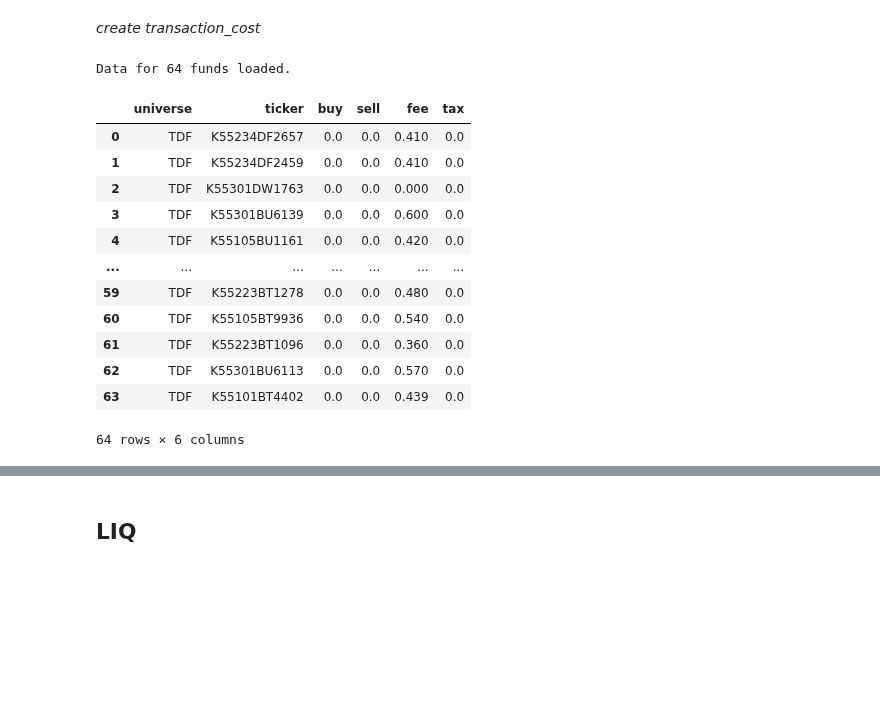
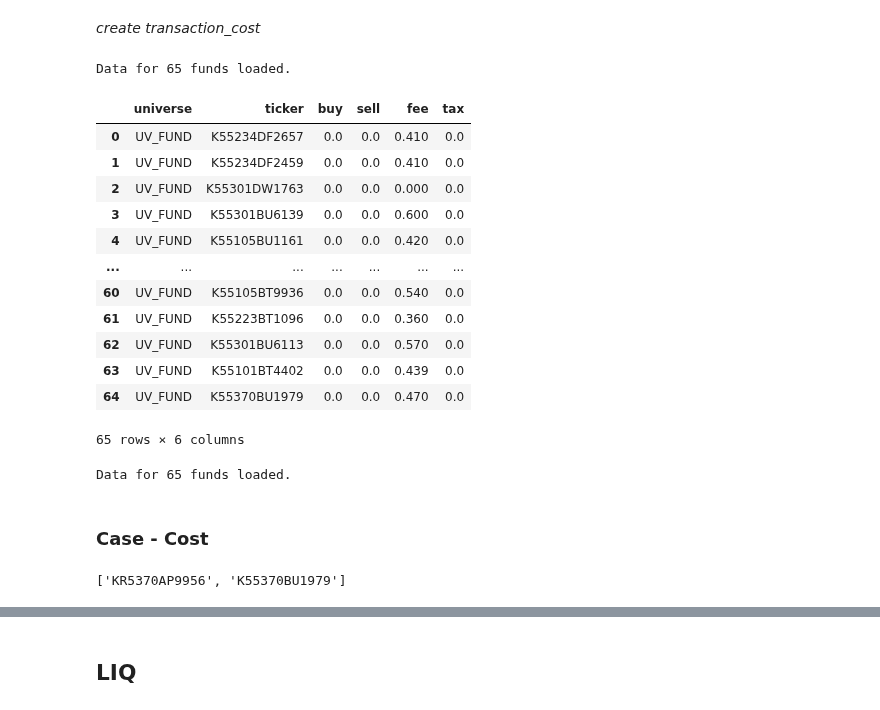
Before and after one commit to lbk209/portfolio, a Jupyter notebook: Allocate_Portfolio.ipynb, the cells around one changed output, grey strips where cells are left out. Cells and saved outputs as stored; diff of their text form; code cells hidden in the pictures; blank space fills up the shorter version.

```diff
--- a/Allocate_Portfolio.ipynb
+++ b/Allocate_Portfolio.ipynb
@@ -216,21 +245,32 @@ fund.portfolio_data['universe']
 # %%
 update = False
 
 fd = FundDownloader.create(fund)
-#fd.export_cost('TDF', 'transaction_cost', path=path_tran, update=update)
-fd.export_cost('TDF')
+#fd.export_cost('UV_FUND', 'transaction_cost', path=path_tran, update=update)
+fd.export_cost('UV_FUND')
 # %% [output]
-Data for 64 funds loaded.
+Data for 65 funds loaded.
 |  | universe | ticker | buy | sell | fee | tax |
-| 0 | TDF | K55234DF2657 | 0.0 | 0.0 | 0.410 | 0.0 |
-| 1 | TDF | K55234DF2459 | 0.0 | 0.0 | 0.410 | 0.0 |
-| 2 | TDF | K55301DW1763 | 0.0 | 0.0 | 0.000 | 0.0 |
-| 3 | TDF | K55301BU6139 | 0.0 | 0.0 | 0.600 | 0.0 |
-| 4 | TDF | K55105BU1161 | 0.0 | 0.0 | 0.420 | 0.0 |
+| 0 | UV_FUND | K55234DF2657 | 0.0 | 0.0 | 0.410 | 0.0 |
+| 1 | UV_FUND | K55234DF2459 | 0.0 | 0.0 | 0.410 | 0.0 |
+| 2 | UV_FUND | K55301DW1763 | 0.0 | 0.0 | 0.000 | 0.0 |
+| 3 | UV_FUND | K55301BU6139 | 0.0 | 0.0 | 0.600 | 0.0 |
+| 4 | UV_FUND | K55105BU1161 | 0.0 | 0.0 | 0.420 | 0.0 |
 | ... | ... | ... | ... | ... | ... | ... |
-| 59 | TDF | K55223BT1278 | 0.0 | 0.0 | 0.480 | 0.0 |
-| 60 | TDF | K55105BT9936 | 0.0 | 0.0 | 0.540 | 0.0 |
-| 61 | TDF | K55223BT1096 | 0.0 | 0.0 | 0.360 | 0.0 |
-| 62 | TDF | K55301BU6113 | 0.0 | 0.0 | 0.570 | 0.0 |
-| 63 | TDF | K55101BT4402 | 0.0 | 0.0 | 0.439 | 0.0 |
+| 60 | UV_FUND | K55105BT9936 | 0.0 | 0.0 | 0.540 | 0.0 |
+| 61 | UV_FUND | K55223BT1096 | 0.0 | 0.0 | 0.360 | 0.0 |
+| 62 | UV_FUND | K55301BU6113 | 0.0 | 0.0 | 0.570 | 0.0 |
+| 63 | UV_FUND | K55101BT4402 | 0.0 | 0.0 | 0.439 | 0.0 |
+| 64 | UV_FUND | K55370BU1979 | 0.0 | 0.0 | 0.470 | 0.0 |
-64 rows × 6 columns
+65 rows × 6 columns
+# %%
+df_fund = FundDownloader.export_master(fund)
+# %% [output]
+Data for 65 funds loaded.
+# %% [markdown]
+### Case - Cost
+# %%
+selected = [k for k,v in fund.security_names.items() if 'ab' in v.lower()]
+selected
+# %% [output]
+['KR5370AP9956', 'K55370BU1979']
```
Also changed, not shown: parts of 12 cells of this notebook, 1 other file.
